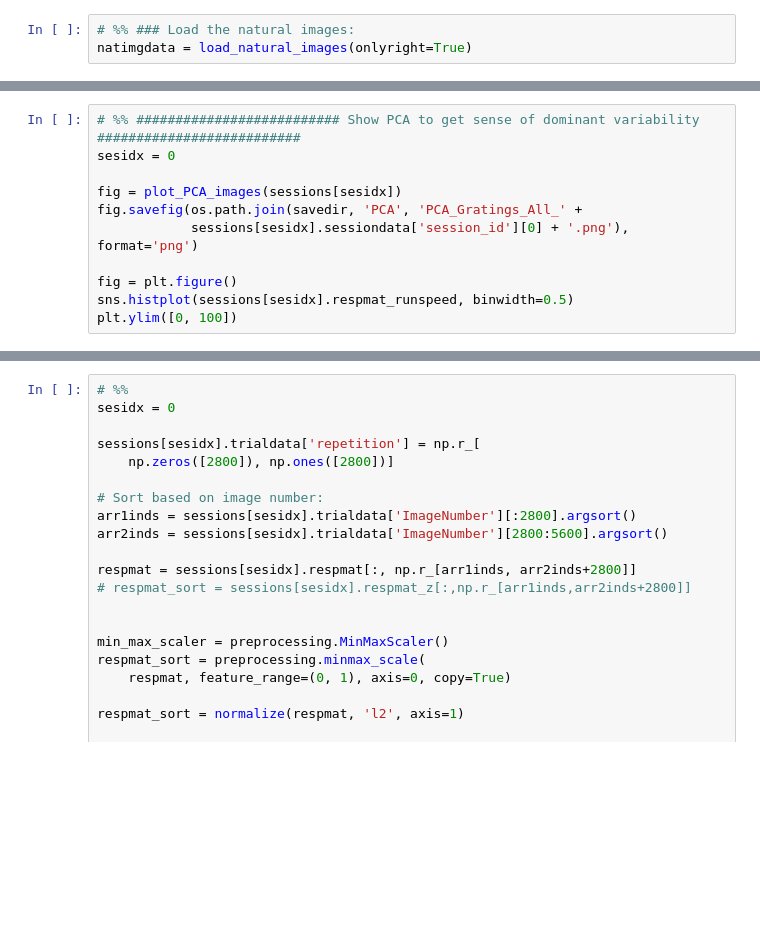
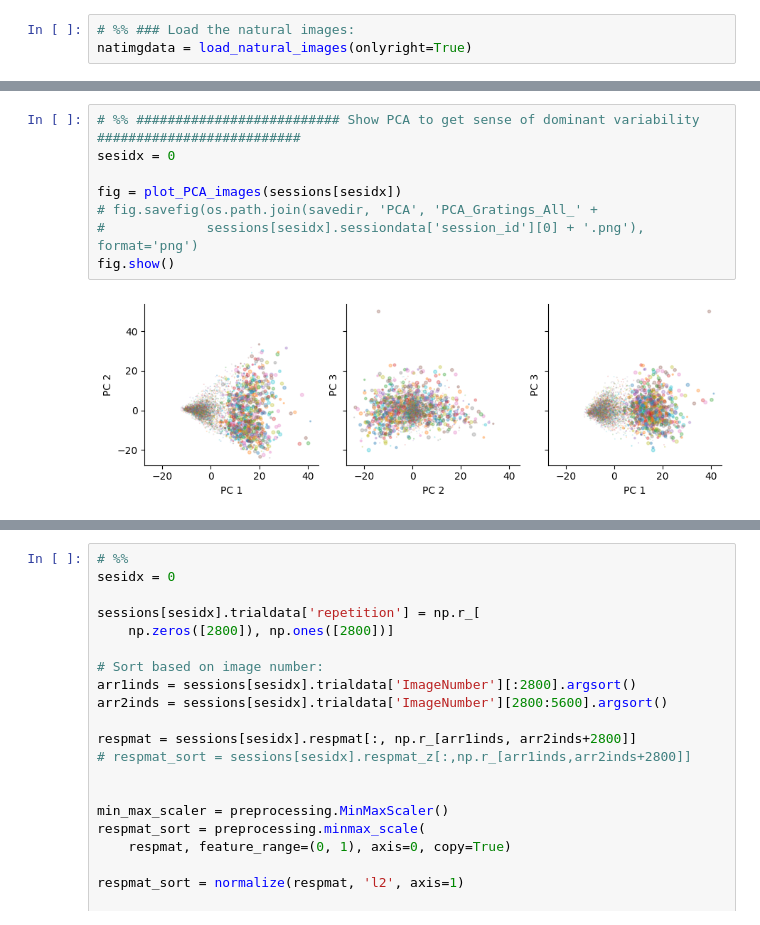
Before and after one commit to matthijsoudelohuis/molanalysis, a Jupyter notebook: naturalimages/IM_fitinsilico.ipynb, the cells around one changed output, grey strips where cells are left out. Saved outputs shown, nothing was run; the diff lists cells and outputs as text; blank space fills up the shorter version.

```diff
--- a/naturalimages/IM_fitinsilico.ipynb
+++ b/naturalimages/IM_fitinsilico.ipynb
@@ -92,11 +126,10 @@ fig.savefig(os.path.join(savedir, 'Excerpt_Raster_dF_' +
 # %%
 # %% ########################## Show PCA to get sense of dominant variability ##########################
 sesidx = 0
 
 fig = plot_PCA_images(sessions[sesidx])
-fig.savefig(os.path.join(savedir, 'PCA', 'PCA_Gratings_All_' +
-            sessions[sesidx].sessiondata['session_id'][0] + '.png'), format='png')
-
-fig = plt.figure()
-sns.histplot(sessions[sesidx].respmat_runspeed, binwidth=0.5)
-plt.ylim([0, 100])
+# fig.savefig(os.path.join(savedir, 'PCA', 'PCA_Gratings_All_' +
+#             sessions[sesidx].sessiondata['session_id'][0] + '.png'), format='png')
+fig.show()
+# %% [output]
+[figure, added]
```
Also changed, not shown: parts of 5 cells of this notebook, 3 other files.
